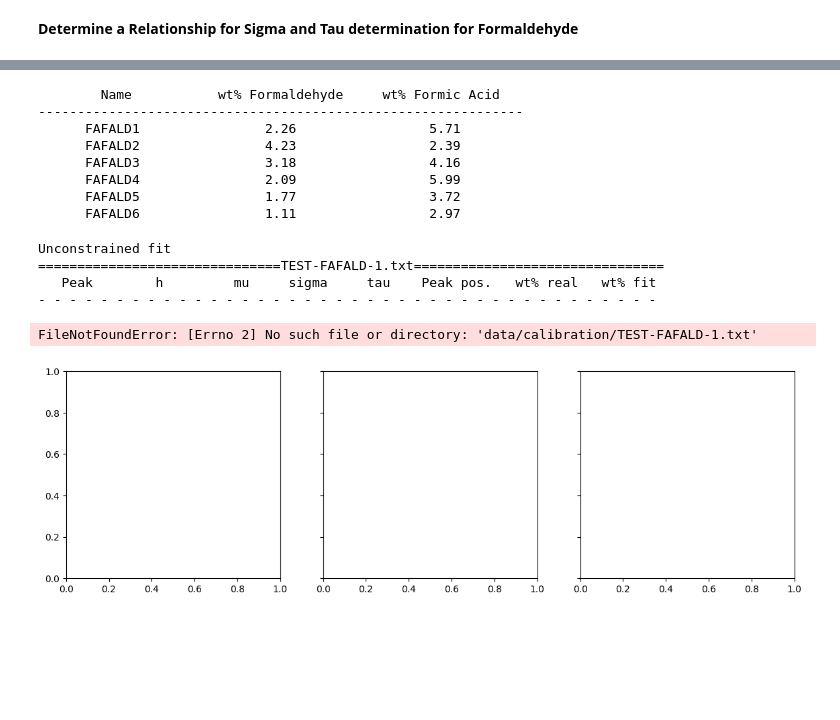
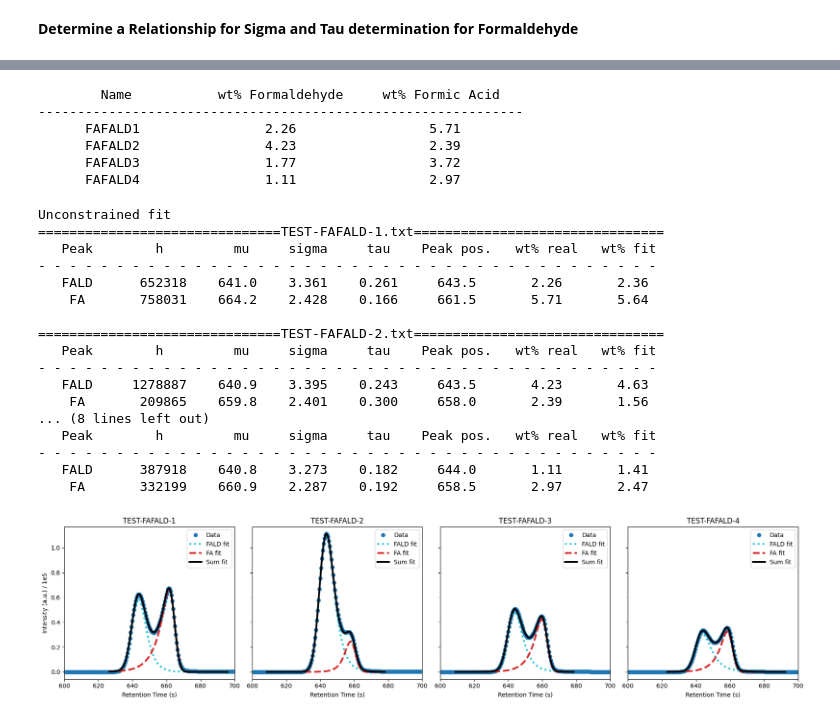
Before and after one commit to fabianketter/HPLC-Deconvolution, a Jupyter notebook: HPLC.ipynb, the cells around one changed output, grey strips where cells are left out. Saved outputs shown, nothing was run; the diff lists cells and outputs as text; code cells hidden in the pictures; blank space fills up the shorter version.

```diff
--- a/HPLC.ipynb
+++ b/HPLC.ipynb
@@ -61,7 +61,7 @@ for index in range(max_len):
         4.06                13.29
          -                   1.57
 # %%
-# calculate fit parameters and R² for each calibration series
+# calculate fit parameters and R┬▓ for each calibration series
 for dictionary in dictionaries:
     m, residuals, _, _ = np.linalg.lstsq(dictionary['concentrations'].reshape(-1,1), dictionary['areas'])
     slope = m[0]
@@ -76,7 +76,7 @@ for dictionary, ax in zip(np.array([FALD, FA]), [ax1, ax2]):
     ax.plot(dictionary['concentrations'], dictionary['concentrations']*dictionary['slope']/1e5, 'k-')
     ax.set_title(dictionary['name'])
     ax.set_xlabel('concentration (wt%)')
-    eq_text = f"y = {dictionary['slope']:.0f} x\nR² = {dictionary['r2']:.4f}"
+    eq_text = f"y = {dictionary['slope']:.0f} x\nR┬▓ = {dictionary['r2']:.4f}"
     ax.text(0.05, 0.95, eq_text, transform=ax.transAxes, va='top')
 ax1.set_ylabel('Area (a.u.) / 1e5')
 plt.show()
@@ -135,7 +135,7 @@ fig, axes = plt.subplots(ncols=2, figsize=(8,3))
 
 for ax, samp, fit, d in zip(axes, samples, fits, dictionaries):
     ax.plot(samp[idx_1:idx_2,0], samp[idx_1:idx_2,1] / 1e5, f'{d["color"]}^')
-    ax.plot(fit[:,0], fit[:,1] / 1e5, f'{d["color"]}-')
+    ax.plot(fit[:,0], fit[:,1] / 1e5, f'{d["color"]}-', lw=3)
     ax.set_xlim(samp[idx_1,0], samp[idx_2,0])
     ax.set_title(d['name'])
 
@@ -250,10 +250,10 @@ plt.show()
 # %%
 #Tests with preset FALD and FA concentration
 FALD_conc, FA_conc = 5.64, 9.53                                                     # wt% of base concentrations
-Names = np.array(['FAFALD1', 'FAFALD2', 'FAFALD3', 'FAFALD4', 'FAFALD5', 'FAFALD6'])                      # Names of the mixtures
-FALD_mass = np.array([0.4588, 0.9178, 0.6543, 0.5735, 0.4492,0.2454])                              # masses FALD
-FA_mass = np.array([0.6864, 0.3066, 0.5077, 0.9715, 0.5593,0.3887])
-Water_mass = np.array([0, 0, 0, 0, 0.4244,0.6128])                               # masses FA
+Names = np.array(['FAFALD-1', 'FAFALD-2', 'FAFALD-3', 'FAFALD-4'])                      # Names of the mixtures
+FALD_mass = np.array([0.4588, 0.9178, 0.4492,0.2454])                              # masses FALD
+FA_mass = np.array([0.6864, 0.3066, 0.5593,0.3887])
+Water_mass = np.array([0, 0, 0.4244,0.6128])                               # masses FA
 wt_perc_FALD = FALD_conc*FALD_mass/(FALD_mass+FA_mass+Water_mass)                              # calculation of wt%
 wt_perc_FA = FA_conc*FA_mass/(FALD_mass+FA_mass+Water_mass)
 
@@ -268,64 +268,74 @@ for name, wtFALD, wtFA in zip(Names, wt_perc_FALD, wt_perc_FA):
 --------------------------------------------------------------
       FAFALD1                2.26                 5.71
       FAFALD2                4.23                 2.39
-      FAFALD3                3.18                 4.16
-      FAFALD4                2.09                 5.99
-      FAFALD5                1.77                 3.72
-      FAFALD6                1.11                 2.97
+      FAFALD3                1.77                 3.72
+      FAFALD4                1.11                 2.97
 # %%
 print('Unconstrained fit')
-path_1 = 'data/calibration/'
 sample_specs = [
     ('TEST-FAFALD-1.txt', wt_perc_FALD[0], wt_perc_FA[0]),
     ('TEST-FAFALD-2.txt', wt_perc_FALD[1], wt_perc_FA[1]),
-    ('TEST-FAFALD-5.txt', wt_perc_FALD[4], wt_perc_FA[4]),
+    ('TEST-FAFALD-3.txt', wt_perc_FALD[2], wt_perc_FA[2]),
+    ('TEST-FAFALD-4.txt', wt_perc_FALD[3], wt_perc_FA[3]),
 ]
 
-fig, axes = plt.subplots(ncols=3, figsize=(14, 4), sharey=True)
+fig, axes = plt.subplots(ncols=4, figsize=(18, 4.5), sharey=True)
 
 for ax, (sample_file, wt_fald_real, wt_fa_real) in zip(axes, sample_specs):
     print(sample_file.center(80, '='))
     print(f"{'Peak':^10} {'h':^10} {'mu':^8} {'sigma':^8} {'tau':^8} {'Peak pos.':^10} {'wt% real':^10} {'wt% fit':^10}")
     print('- ' * 40)
 
-    sample = extract_chromatogram(path_1 + sample_file)
+    sample = extract_chromatogram(path + sample_file)
     index_1 = max(0, np.argmax(sample[:,1]) - 70)
     index_2 = min(len(sample), np.argmax(sample[:,1]) + 70)
 
-    initial_guess = [1e5, 644, 3.625, 0.33, 1e4, 660, 2.665, 0.1634]
+    initial_guess = list(FALD['p0']) + list(FA['p0'])
     lower_bounds = [0, 640, 0, 0, 0, 658, 0, 0]
     upper_bounds = [np.inf, 645, 4, 0.7, np.inf, 666, 3, 0.3]
     popt, _ = sc.optimize.curve_fit(EMGsTailFront, sample[index_1:index_2,0], sample[index_1:index_2,1],
                                     p0=initial_guess, bounds=[lower_bounds, upper_bounds])
     h1, mu1, sigma1, tau1 = popt[:4]
     h2, mu2, sigma2, tau2 = popt[4:]
 
     #calculate fit functions
     EMG_FALD = EMG(sample[index_1:index_2,0], h1, mu1, sigma1, tau1)
     EMG_FA = EMG_mirrored(sample[index_1:index_2,0], h2, mu2, sigma2, tau2)
 
     print(f"{'FALD':^10} {h1:^10.0f} {mu1:^8.1f} {sigma1:^8.3f} {tau1:^8.3f} {sample[index_1:index_2,0][np.argmax(EMG_FALD)]:^10.1f} {wt_fald_real:^10.2f} {h1/FALD['slope']:^10.2f}")
     print(f"{'FA':^10} {h2:^10.0f} {mu2:^8.1f} {sigma2:^8.3f} {tau2:^8.3f} {sample[index_1:index_2,0][np.argmax(EMG_FA)]:^10.1f} {wt_fa_real:^10.2f} {h2/FA['slope']:^10.2f}")
     print()
     #plot
     ax.plot(sample[:,0], sample[:,1] / 1e5, 'C0o')
-    ax.plot(sample[index_1:index_2,0], EMG_FALD / 1e5, 'k:')
-    ax.plot(sample[index_1:index_2,0], EMG_FA / 1e5, 'k--')
-    ax.plot(sample[index_1:index_2,0], (EMG_FALD + EMG_FA) / 1e5, 'k-', lw=5)
+    ax.plot(sample[index_1:index_2,0], EMG_FALD / 1e5, f'{FALD["color"]}:', lw=3)
+    ax.plot(sample[index_1:index_2,0], EMG_FA / 1e5, f'{FA["color"]}--', lw=3)
+    ax.plot(sample[index_1:index_2,0], (EMG_FALD + EMG_FA) / 1e5, 'k-', lw=3)
     ax.set_xlim(600, 700)
     ax.set_title(sample_file.replace('.txt', ''))
     ax.set_xlabel('Retention Time (s)')
     ax.legend(['Data', 'FALD fit', 'FA fit', 'Sum fit'])
 
 axes[0].set_ylabel('Intensity (a.u.) / 1e5')
 fig.tight_layout()
 plt.show()
 # %% [output]
 Unconstrained fit
 ===============================TEST-FAFALD-1.txt================================
    Peak        h         mu     sigma     tau    Peak pos.   wt% real   wt% fit
 - - - - - - - - - - - - - - - - - - - - - - - - - - - - - - - - - - - - - - - -
+   FALD      652318    641.0    3.361    0.261     643.5       2.26       2.36
+    FA       758031    664.2    2.428    0.166     661.5       5.71       5.64
+
+===============================TEST-FAFALD-2.txt================================
+   Peak        h         mu     sigma     tau    Peak pos.   wt% real   wt% fit
+- - - - - - - - - - - - - - - - - - - - - - - - - - - - - - - - - - - - - - - -
+   FALD     1278887    640.9    3.395    0.243     643.5       4.23       4.63
+    FA       209865    659.8    2.401    0.300     658.0       2.39       1.56
+... (8 lines left out)
+   Peak        h         mu     sigma     tau    Peak pos.   wt% real   wt% fit
+- - - - - - - - - - - - - - - - - - - - - - - - - - - - - - - - - - - - - - - -
+   FALD      387918    640.8    3.273    0.182     644.0       1.11       1.41
+    FA       332199    660.9    2.287    0.192     658.5       2.97       2.47
-FileNotFoundError: [Errno 2] No such file or directory: 'data/calibration/TEST-FAFALD-1.txt'
-[figure, old version]
+[figure, new version]
 # %%
 #Constrained fit - only sigma
```
Also changed, not shown: parts of 6 cells of this notebook, 9 other files.
